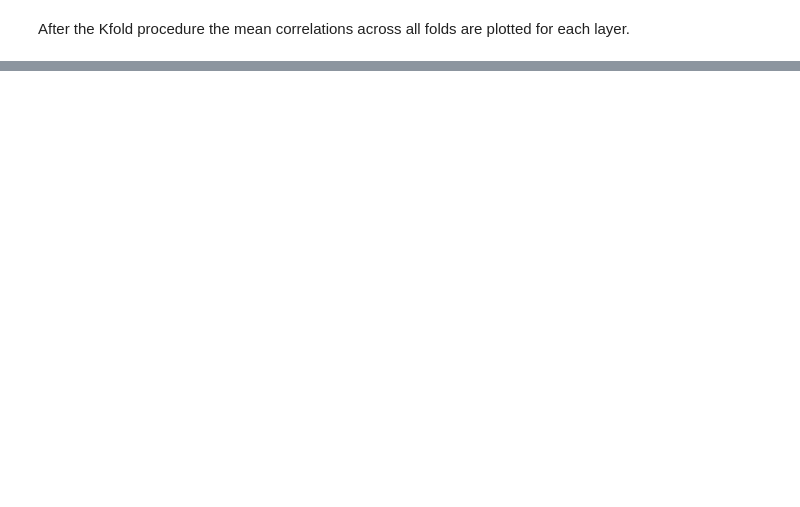
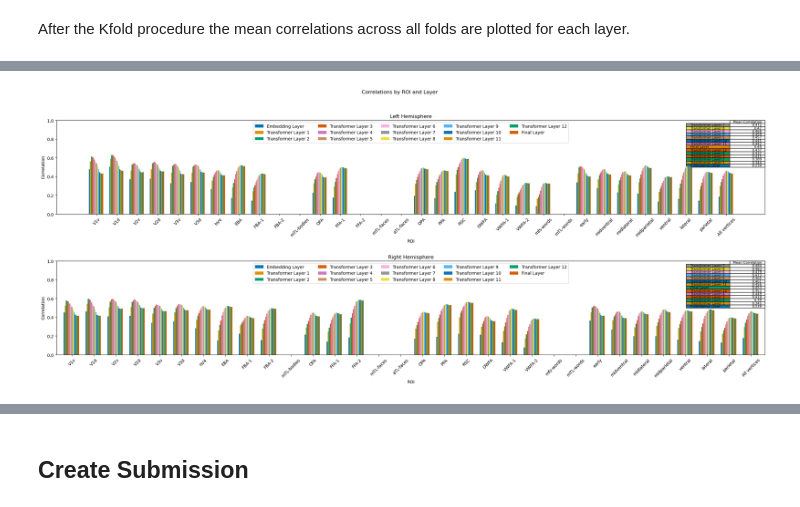
Before and after one commit to lukekorthals/algonauts-2023, a Jupyter notebook: test.ipynb, the cells around one changed output, grey strips where cells are left out. Drawn from its saved outputs; the diff is of its cells as text; code cells hidden in the pictures; blank space fills up the shorter version.

```diff
--- a/test.ipynb
+++ b/test.ipynb
@@ -771,0 +931,76 @@ kfold.plot_results()
+# %%
+import pandas as pd
+import numpy as np
+import matplotlib.pyplot as plt
+import seaborn as sns
+
+# Example data
+data = {'layer': ['L1', 'L1', 'L2', 'L2', 'L3', 'L3', 'L4', 'L4'],
+        'roi': ['ROI1', 'ROI2', 'ROI1', 'ROI2', 'ROI1', 'ROI2', 'ROI1', 'ROI2'],
+        'hemisphere': ['Left', 'Left', 'Left', 'Left', 'Right', 'Right', 'Right', 'Right'],
+        'correlation': [0.8, 0.6, 0.5, 0.7, 0.7, 0.9, 0.6, 0.8]}
+
+df = pd.DataFrame(data)
+
+folder = "validations/validation001/results.csv"
+df = pd.read_csv(folder)
+# drop model column
+df = df.drop("model", axis=1)
+
+# Define color palette and assign colors to layers
+palette = sns.color_palette("colorblind", 14)
+layer_colors = {layer: palette[i] for i, layer in enumerate(df.layer.unique())}
+
+# Split data into left and right hemispheres
+left_df = df[df['hemisphere'] == 'lh']
+right_df = df[df['hemisphere'] == 'rh']
+
+# Create bar plots
+fig, axes = plt.subplots(2, 1, figsize=(30, 10))
+fig.suptitle('Correlations by ROI and Layer')
+plt.subplots_adjust(hspace=0.5)
+# reduce white space before first x tick
+plt.margins(x=0.01)
+
+bar_width = 0.05
+# Plot left hemisphere data
+for i, layer in enumerate(df.layer.unique()):
+    layer_data = left_df[left_df['layer'] == layer]
+    x = np.arange(len(layer_data['roi']))
+    # center bars around xtick
+    axes[0].bar(x - len(df.layer.unique())/2 * 0.05 + i * 0.05, layer_data['correlation'], width=bar_width, label=layer, color=layer_colors[layer])
+
+axes[0].set_xticks([i for i in range(len(layer_data['roi']))])
+axes[0].set_xticklabels([roi for roi in layer_data['roi']])
+axes[0].set_title('Left Hemisphere')
+axes[0].set_xlabel('ROI')
+axes[0].tick_params(axis='x', labelrotation=45)
+axes[0].set_ylabel('Correlation')
+axes[0].legend(loc='upper center', bbox_to_anchor=(0.5, 1), ncol=5)
+axes[0].set_ylim([0, 1])
+row_colors = [layer_colors[layer] for layer in left_df.groupby('layer').mean().sort_values(by='correlation', ascending=False).index]
+axes[0].table(cellText=left_df.groupby('layer').mean().sort_values(by='correlation', ascending=False).round(3).values, rowLabels=df.groupby('layer').mean().sort_values(by='correlation', ascending=False).index, colLabels=["Mean Correlation"], rowColours=row_colors, bbox = [0.95, 0.5, 0.05, 0.5])
+
+
+# Plot right hemisphere data
+for i, layer in enumerate(df.layer.unique()):
+    layer_data = right_df[right_df['layer'] == layer]
+    x = np.arange(len(layer_data['roi']))
+    axes[1].bar(x - len(df.layer.unique())/2 * 0.05 + i * 0.05, layer_data['correlation'], width=bar_width, label=layer, color=layer_colors[layer])
+
+axes[1].set_xticks([i for i in range(len(layer_data['roi']))])
+axes[1].set_xticklabels([roi for roi in layer_data['roi']])
+axes[1].set_title('Right Hemisphere')
+axes[1].set_xlabel('ROI')
+axes[1].tick_params(axis='x', labelrotation=45)
+axes[1].set_ylabel('Correlation')
+axes[1].legend(loc='upper center', bbox_to_anchor=(0.5, 1), ncol=5)
+axes[1].set_ylim([0, 1])
+row_colors = [layer_colors[layer] for layer in right_df.groupby('layer').mean().sort_values(by='correlation', ascending=False).index]
+axes[1].table(cellText=right_df.groupby('layer').mean().sort_values(by='correlation', ascending=False).round(3).values, rowLabels=df.groupby('layer').mean().sort_values(by='correlation', ascending=False).index, colLabels=["Mean Correlation"], rowColours=row_colors, bbox = [0.95, 0.5, 0.05, 0.5])
+
+
+plt.show()
+df.groupby('layer').mean().sort_values(by='correlation', ascending=False)
+# %% [output]
+[figure, added]
@@ -771,0 +1023,2 @@ kfold.plot_results()
+# %% [markdown]
+## Create Submission
```
Also changed, not shown: parts of 9 cells of this notebook, 3 other files.
